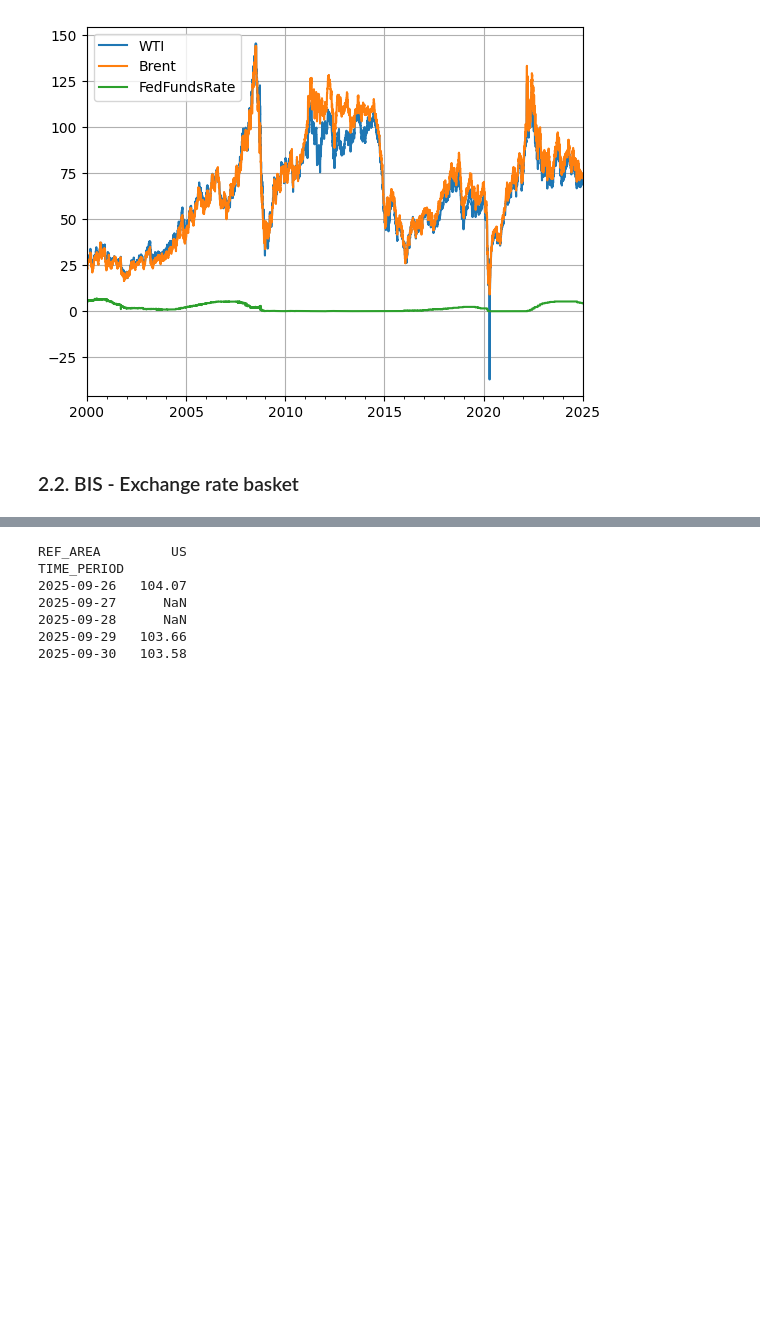
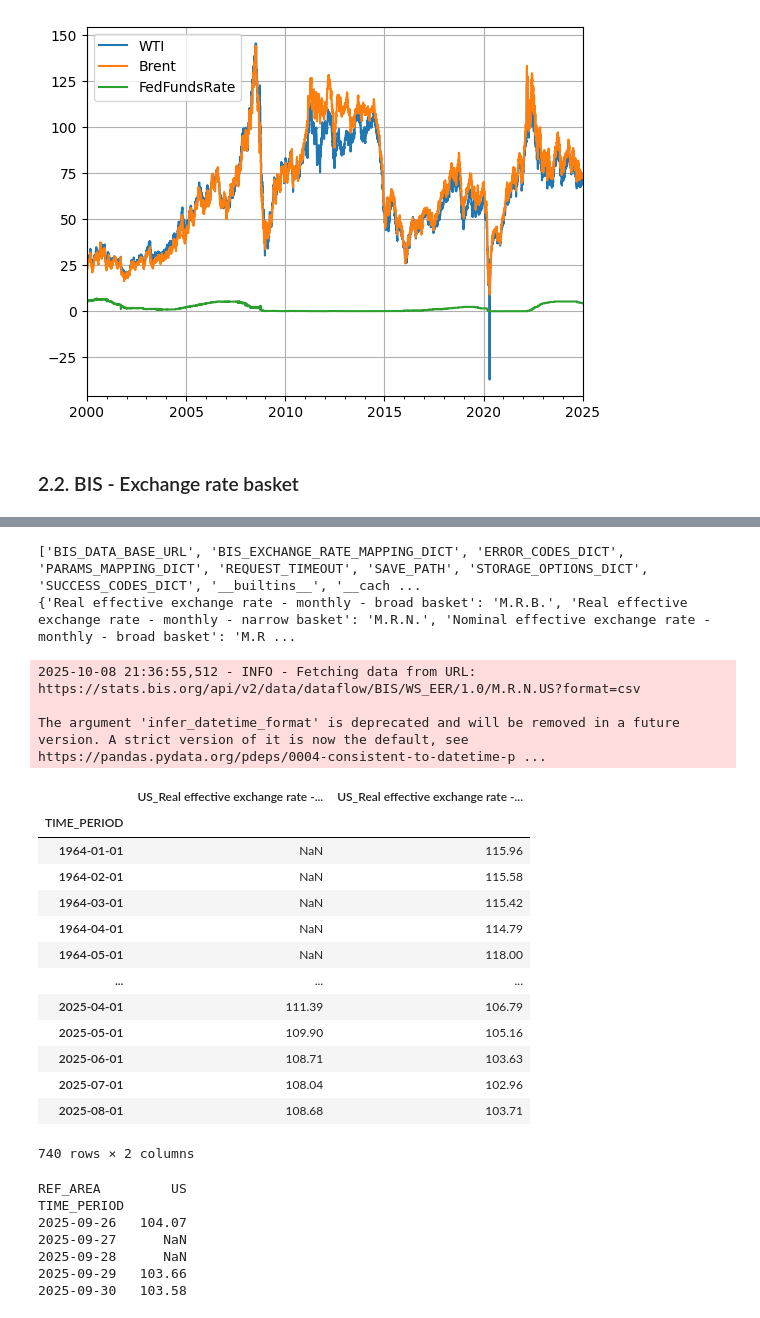
Before and after one commit to RobertHennings/Seminar, a Jupyter notebook: notebooks/01_econ_data_work.ipynb, the cells around one changed output, grey strips where cells are left out. Saved outputs shown, nothing was run; the diff lists cells and outputs as text; code cells hidden in the pictures; blank space fills up the shorter version.

Commit message:
Showed how to use bis data loader and deleted place holder notebooks

```diff
--- a/notebooks/01_econ_data_work.ipynb
+++ b/notebooks/01_econ_data_work.ipynb
@@ -86,6 +86,7 @@ CRED_FILE.write_text(json.dumps({"FRED_API": FRED_KEY, "US_Bureau_of_Labor_Stati
 92
 # %%
 # Quck and dirty way to set the API key in the DataLoading instance
+FRED_KEY = "4d07b674a78d08a1f75abfdd9a936bc8"
 from fredapi import Fred
 dl = DataLoading()
 dl.fred = Fred(api_key=FRED_KEY)
@@ -123,3 +126,23 @@ plt.show()
 [figure]
 # %% [markdown]
 ### 2.2. BIS - Exchange rate basket
+# %%
+from seminar_code.data_loading import config as cfg
+print(dir(cfg))
+# Here you have the mapping dict of all the exchange rate types
+print(cfg.BIS_EXCHANGE_RATE_MAPPING_DICT)
+BIS_EXCHANGE_RATE_MAPPING_DICT = cfg.BIS_EXCHANGE_RATE_MAPPING_DICT
+
+country_keys_mapping = {
+    "US": "United States" # <- pass here the country abbreviations, pass as many as you want
+}
+exchange_rate_type_list = [
+    "Real effective exchange rate - monthly - broad basket", # <- pass the full name here so we can immediately see what rate is used
+    "Real effective exchange rate - monthly - narrow basket" # <- pass the full name here so we can immediately see what rate is used
+]
+bis_data_df = dl.get_bis_exchange_rate_data(
+    country_keys_mapping=country_keys_mapping,
+    exchange_rate_type_list=exchange_rate_type_list,
+)
+bis_data_df
+# %% [output]
@@ -126,3 +150,22 @@ plt.show()
+['BIS_DATA_BASE_URL', 'BIS_EXCHANGE_RATE_MAPPING_DICT', 'ERROR_CODES_DICT', 'PARAMS_MAPPING_DICT', 'REQUEST_TIMEOUT', 'SAVE_PATH', 'STORAGE_OPTIONS_DICT', 'SUCCESS_CODES_DICT', '__builtins__', '__cach ...
+{'Real effective exchange rate - monthly - broad basket': 'M.R.B.', 'Real effective exchange rate - monthly - narrow basket': 'M.R.N.', 'Nominal effective exchange rate - monthly - broad basket': 'M.R ...
+2025-10-08 21:36:55,512 - INFO - Fetching data from URL: https://stats.bis.org/api/v2/data/dataflow/BIS/WS_EER/1.0/M.R.N.US?format=csv
+
+The argument 'infer_datetime_format' is deprecated and will be removed in a future version. A strict version of it is now the default, see https://pandas.pydata.org/pdeps/0004-consistent-to-datetime-p ...
+|  | US_Real effective exchange rate -... | US_Real effective exchange rate -... |
+| TIME_PERIOD |  |  |
+| 1964-01-01 | NaN | 115.96 |
+| 1964-02-01 | NaN | 115.58 |
+| 1964-03-01 | NaN | 115.42 |
+| 1964-04-01 | NaN | 114.79 |
+| 1964-05-01 | NaN | 118.00 |
+| ... | ... | ... |
+| 2025-04-01 | 111.39 | 106.79 |
+| 2025-05-01 | 109.90 | 105.16 |
+| 2025-06-01 | 108.71 | 103.63 |
+| 2025-07-01 | 108.04 | 102.96 |
+| 2025-08-01 | 108.68 | 103.71 |
+740 rows × 2 columns
 # %%
 # call BIS API directly (no wrapper available yet)
 # see https://www.bis.org/statistics/full_data_sets.htm?m=6%
```
Also changed, not shown: parts of 5 cells of this notebook, 3 other files.
